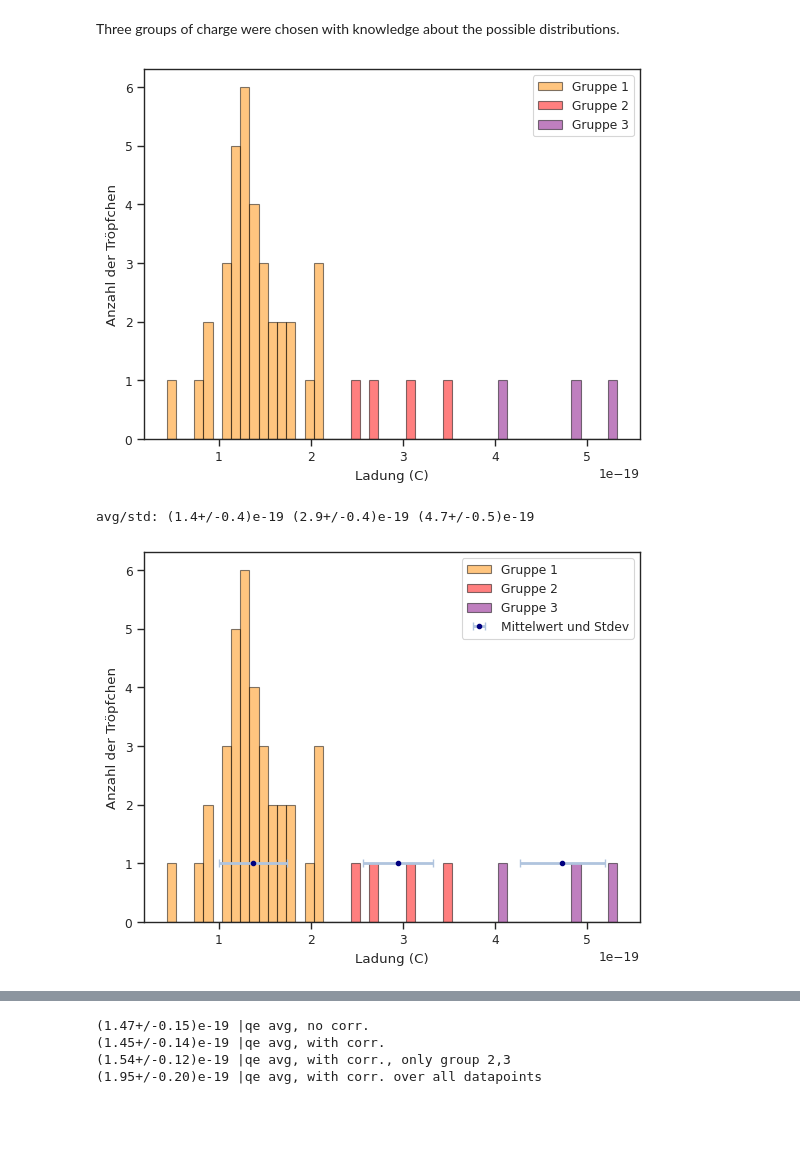
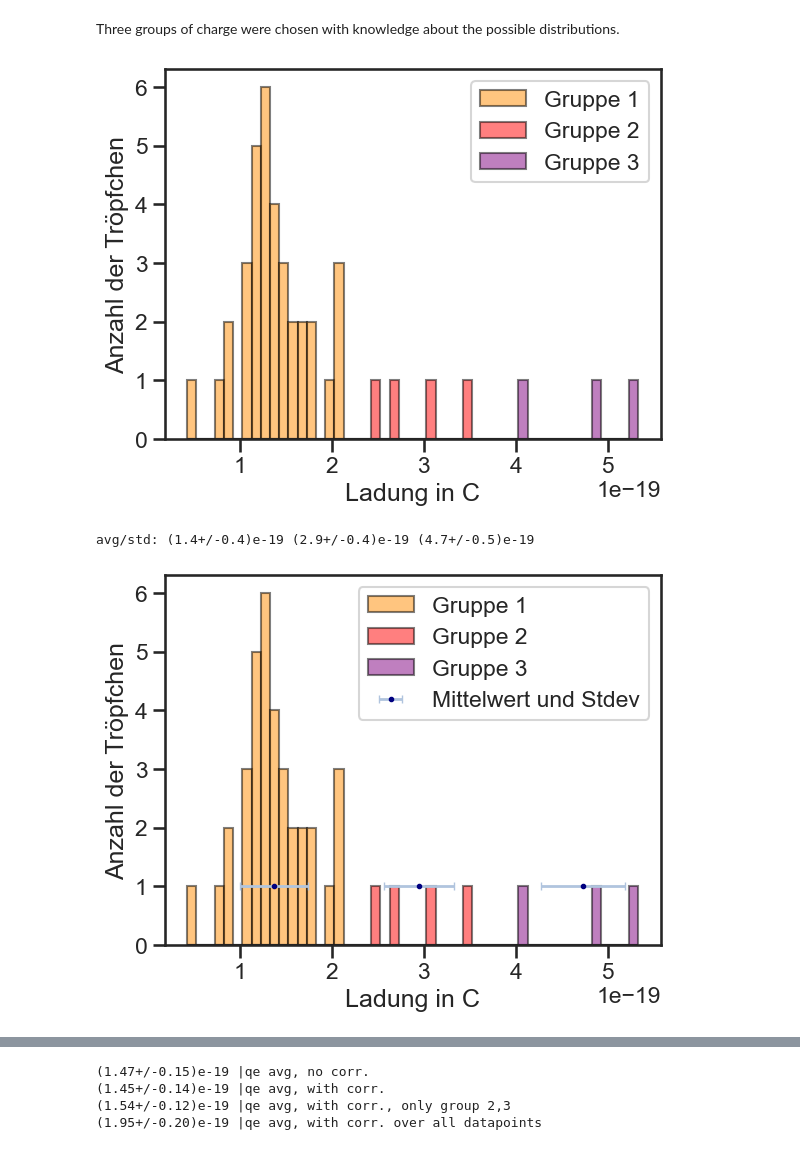
Before and after one commit to KemalOenen/Grundpraktikum2_Gruppe1_SS23, a Jupyter notebook: Versuch8/Milikan.ipynb, the cells around one changed output, grey strips where cells are left out. Drawn from its saved outputs; the diff is of its cells as text; code cells hidden in the pictures; blank space fills up the shorter version.

```diff
--- a/Versuch8/Milikan.ipynb
+++ b/Versuch8/Milikan.ipynb
@@ -21,7 +21,7 @@ step_value=0.00005 #m
 g=9.81 #m/s^2
 # %%
 sns.set_theme(style="ticks")
-sns.set_context("paper")
+sns.set_context("talk")
 # %%
 #get data
 sinksteig_data=pd.read_csv("Milikan_sinkSteig.csv", header=2)
@@ -187,46 +197,48 @@ plt.hist(Q_e2, color="red", label="Gruppe 2", edgecolor="black",
 plt.hist(Q_e3, color="purple", label="Gruppe 3", edgecolor="black",
          bins=np.arange(min(Q_), max(Q_) + 0.1e-19, 0.1e-19),
          alpha=0.5)
-plt.xlabel("Ladung (C)")
+plt.xlabel("Ladung in C")
 plt.ylabel("Anzahl der Tröpfchen")
 plt.legend()
+plt.savefig("Sink-steig_daten_gruppiert.png", dpi=500, bbox_inches="tight")
 plt.show()
 # %% [output]
-[figure, old version]
+[figure, new version]
 # %%
 #compute averages and standard deviations for each group
 q1 = np.average(Q_e1)
 q1_e = np.std(Q_e1)
 q_e1 = ufloat(q1, q1_e)
 
 q2 = np.average(Q_e2)
 q2_e = np.std(Q_e2)
 q_e2 = ufloat(q2, q2_e)
 
 q3 = np.average(Q_e3)
 q3_e = np.std(Q_e3)
 q_e3 = ufloat(q3, q3_e)
 
 print('avg/std:',q_e1,q_e2,q_e3)
 
 plt.hist(Q_e1, color="darkorange", label="Gruppe 1", edgecolor="black",
          bins=np.arange(min(Q_), max(Q_) + 0.1e-19, 0.1e-19),
          alpha=0.5)
 plt.hist(Q_e2, color="red", label="Gruppe 2", edgecolor="black",
          bins=np.arange(min(Q_), max(Q_) + 0.1e-19, 0.1e-19),
          alpha=0.5)
 plt.hist(Q_e3, color="purple", label="Gruppe 3", edgecolor="black",
          bins=np.arange(min(Q_), max(Q_) + 0.1e-19, 0.1e-19),
          alpha=0.5)
 plt.errorbar(x = np.array([q1,q2,q3]), xerr = np.array([q1_e,q2_e,q3_e]), y = np.array([1,1,1]),
              markersize=6, fmt=".",color="navy", ecolor="lightsteelblue", elinewidth=2, capsize=3, label="Mittelwert und Stdev")
-plt.xlabel("Ladung (C)")
+plt.xlabel("Ladung in C")
 plt.ylabel("Anzahl der Tröpfchen")
 plt.legend()
+plt.savefig("Sink-steig_daten_gruppiert_mitFehler.png", dpi=500, bbox_inches="tight")
 plt.show()
 # %% [output]
 avg/std: (1.4+/-0.4)e-19 (2.9+/-0.4)e-19 (4.7+/-0.5)e-19
-[figure, old version]
+[figure, new version]
 # %%
 ##find correction for e1
 #find b and y0
```
Also changed, not shown: parts of 7 cells of this notebook.
